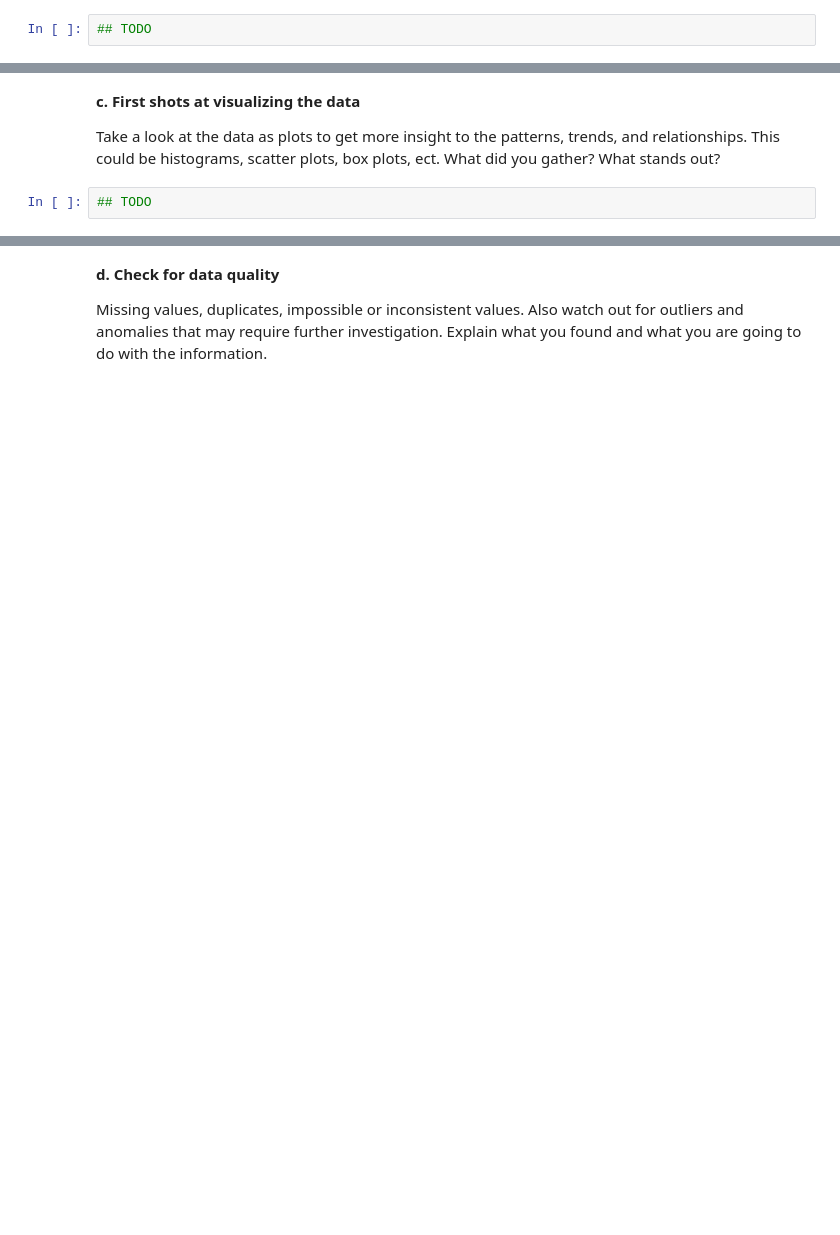
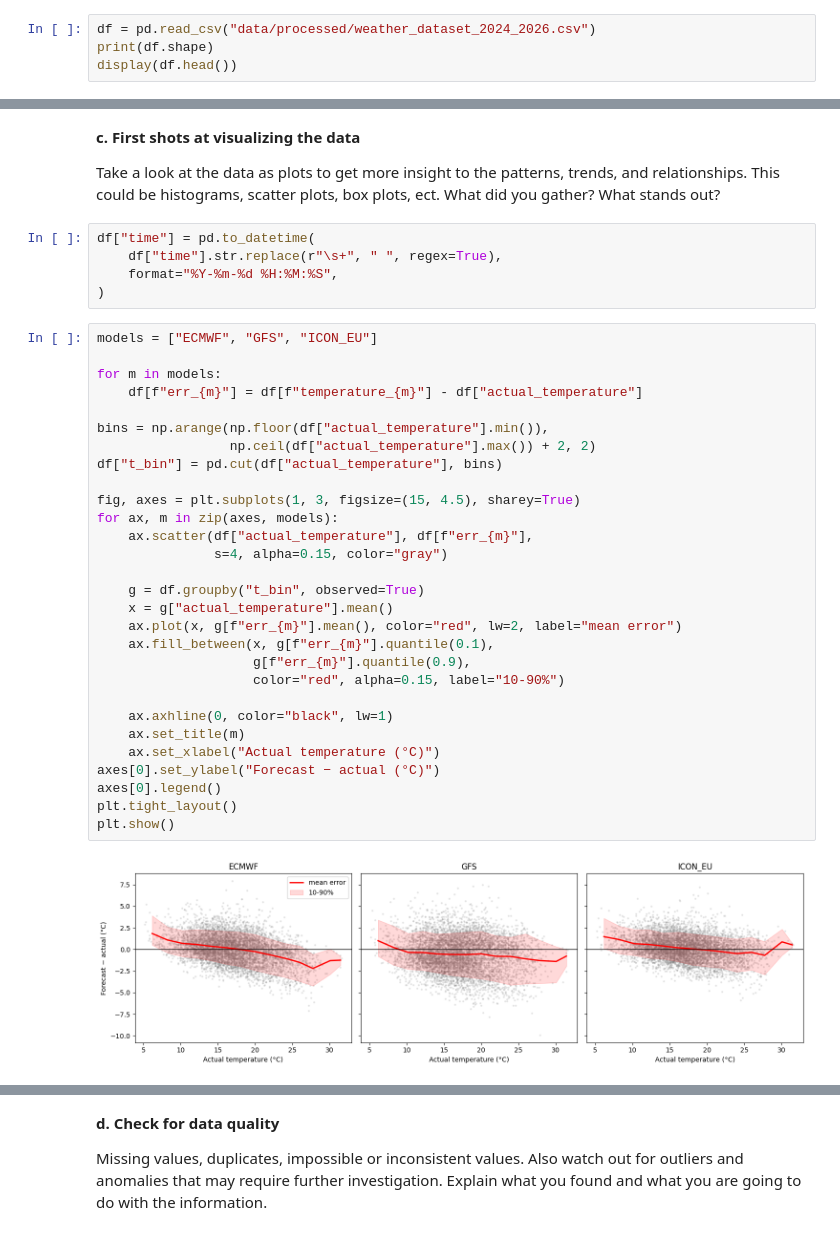
Before and after one commit to MarkenNisu/Machine_Learning_For_Weather, a Jupyter notebook: IDS2026_HW07.ipynb, the cells around one changed output, grey strips where cells are left out. Drawn from its saved outputs; the diff is of its cells as text; blank space fills up the shorter version.

```diff
--- a/IDS2026_HW07.ipynb
+++ b/IDS2026_HW07.ipynb
@@ -146,2 +152,4 @@ The second step of CRISP-DM is data understanding. The goal is to collect, descr
 # %%
-## TODO
+df = pd.read_csv("data/processed/weather_dataset_2024_2026.csv")
+print(df.shape)
+display(df.head())
@@ -172,4 +225,38 @@ You can do this as a text paragraph, a list, or as a table suggested below.
 
 Take a look at the data as plots to get more insight to the patterns, trends, and relationships. This could be histograms, scatter plots, box plots, ect. What did you gather? What stands out?
 # %%
-## TODO
+df["time"] = pd.to_datetime(
+    df["time"].str.replace(r"\s+", " ", regex=True),
+    format="%Y-%m-%d %H:%M:%S",
+)
+# %%
+models = ["ECMWF", "GFS", "ICON_EU"]
+
+for m in models:
+    df[f"err_{m}"] = df[f"temperature_{m}"] - df["actual_temperature"]
+
+bins = np.arange(np.floor(df["actual_temperature"].min()),
+                 np.ceil(df["actual_temperature"].max()) + 2, 2)
+df["t_bin"] = pd.cut(df["actual_temperature"], bins)
+
+fig, axes = plt.subplots(1, 3, figsize=(15, 4.5), sharey=True)
+for ax, m in zip(axes, models):
+    ax.scatter(df["actual_temperature"], df[f"err_{m}"],
+               s=4, alpha=0.15, color="gray")
+
+    g = df.groupby("t_bin", observed=True)
+    x = g["actual_temperature"].mean()
+    ax.plot(x, g[f"err_{m}"].mean(), color="red", lw=2, label="mean error")
+    ax.fill_between(x, g[f"err_{m}"].quantile(0.1),
+                    g[f"err_{m}"].quantile(0.9),
+                    color="red", alpha=0.15, label="10-90%")
+
+    ax.axhline(0, color="black", lw=1)
+    ax.set_title(m)
+    ax.set_xlabel("Actual temperature (°C)")
+axes[0].set_ylabel("Forecast − actual (°C)")
+axes[0].legend()
+plt.tight_layout()
+plt.show()
+# %% [output]
+[figure, added]
```
Also changed, not shown: parts of 14 cells of this notebook, 2 other files.
